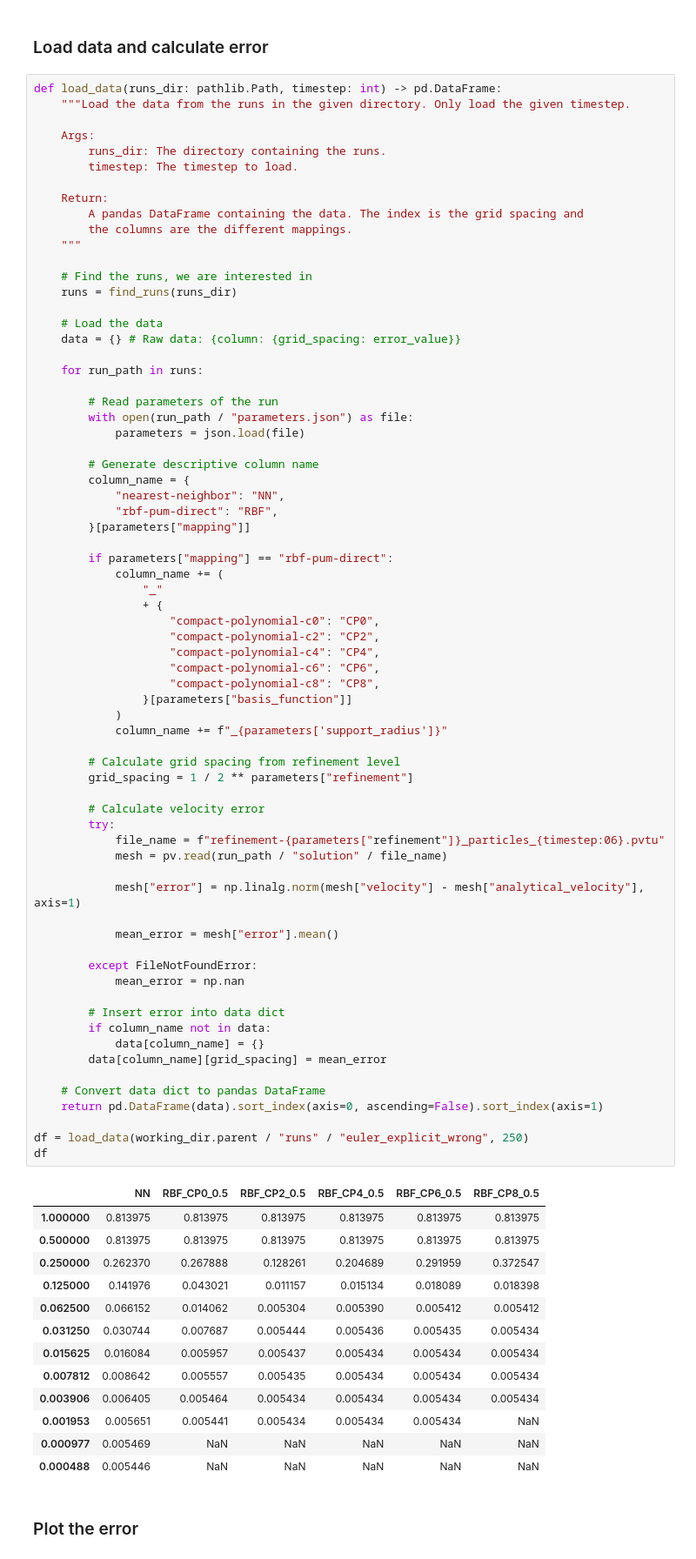
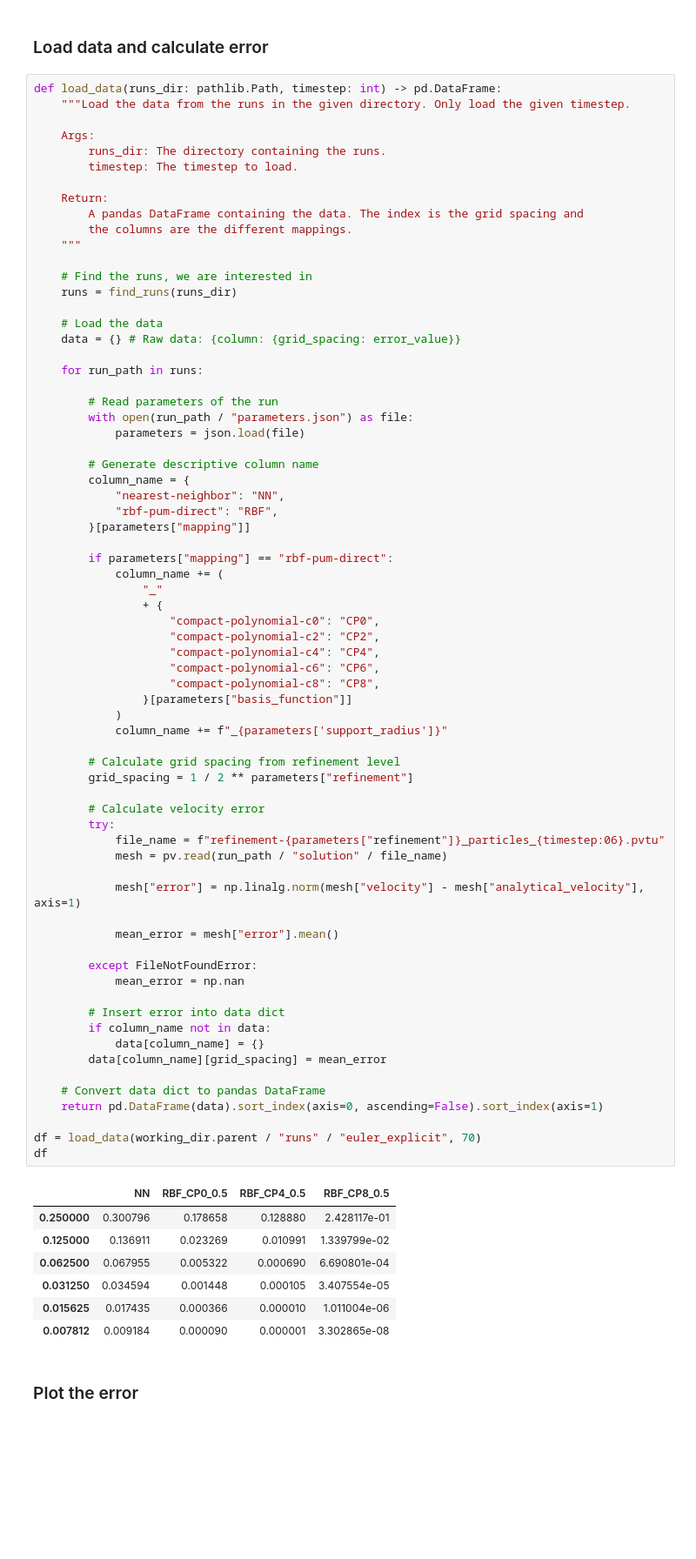
Before and after one commit to r-walloner/Flexible-mesh-particle-coupling-with-preCICE, a Jupyter notebook: deal.II-example-step-68-with-preCICE/postprocressing/mapping_error_over_grid_spacing.ipynb, the cells around one changed output. Shown at 87% size. Saved outputs shown, nothing was run; the diff lists cells and outputs as text; blank space fills up the shorter version.

```diff
--- a/deal.II-example-step-68-with-preCICE/postprocressing/mapping_error_over_grid_spacing.ipynb
+++ b/deal.II-example-step-68-with-preCICE/postprocressing/mapping_error_over_grid_spacing.ipynb
@@ -56,47 +56,41 @@ def load_data(runs_dir: pathlib.Path, timestep: int) -> pd.DataFrame:
                     "compact-polynomial-c8": "CP8",
                 }[parameters["basis_function"]]
             )
             column_name += f"_{parameters['support_radius']}"
 
         # Calculate grid spacing from refinement level
         grid_spacing = 1 / 2 ** parameters["refinement"]
 
         # Calculate velocity error
         try:
             file_name = f"refinement-{parameters["refinement"]}_particles_{timestep:06}.pvtu"
             mesh = pv.read(run_path / "solution" / file_name)
 
             mesh["error"] = np.linalg.norm(mesh["velocity"] - mesh["analytical_velocity"], axis=1)
 
             mean_error = mesh["error"].mean()
 
         except FileNotFoundError:
             mean_error = np.nan
 
         # Insert error into data dict
         if column_name not in data:
             data[column_name] = {}
         data[column_name][grid_spacing] = mean_error
 
     # Convert data dict to pandas DataFrame
     return pd.DataFrame(data).sort_index(axis=0, ascending=False).sort_index(axis=1)
 
-df = load_data(working_dir.parent / "runs" / "euler_explicit_wrong", 250)
+df = load_data(working_dir.parent / "runs" / "euler_explicit", 70)
 df
 # %% [output]
-|  | NN | RBF_CP0_0.5 | RBF_CP2_0.5 | RBF_CP4_0.5 | RBF_CP6_0.5 | RBF_CP8_0.5 |
-| 1.000000 | 0.813975 | 0.813975 | 0.813975 | 0.813975 | 0.813975 | 0.813975 |
-| 0.500000 | 0.813975 | 0.813975 | 0.813975 | 0.813975 | 0.813975 | 0.813975 |
-| 0.250000 | 0.262370 | 0.267888 | 0.128261 | 0.204689 | 0.291959 | 0.372547 |
-| 0.125000 | 0.141976 | 0.043021 | 0.011157 | 0.015134 | 0.018089 | 0.018398 |
-| 0.062500 | 0.066152 | 0.014062 | 0.005304 | 0.005390 | 0.005412 | 0.005412 |
-| 0.031250 | 0.030744 | 0.007687 | 0.005444 | 0.005436 | 0.005435 | 0.005434 |
-| 0.015625 | 0.016084 | 0.005957 | 0.005437 | 0.005434 | 0.005434 | 0.005434 |
-| 0.007812 | 0.008642 | 0.005557 | 0.005435 | 0.005434 | 0.005434 | 0.005434 |
-| 0.003906 | 0.006405 | 0.005464 | 0.005434 | 0.005434 | 0.005434 | 0.005434 |
-| 0.001953 | 0.005651 | 0.005441 | 0.005434 | 0.005434 | 0.005434 | NaN |
-| 0.000977 | 0.005469 | NaN | NaN | NaN | NaN | NaN |
-| 0.000488 | 0.005446 | NaN | NaN | NaN | NaN | NaN |
+|  | NN | RBF_CP0_0.5 | RBF_CP4_0.5 | RBF_CP8_0.5 |
+| 0.250000 | 0.300796 | 0.178658 | 0.128880 | 2.428117e-01 |
+| 0.125000 | 0.136911 | 0.023269 | 0.010991 | 1.339799e-02 |
+| 0.062500 | 0.067955 | 0.005322 | 0.000690 | 6.690801e-04 |
+| 0.031250 | 0.034594 | 0.001448 | 0.000105 | 3.407554e-05 |
+| 0.015625 | 0.017435 | 0.000366 | 0.000010 | 1.011004e-06 |
+| 0.007812 | 0.009184 | 0.000090 | 0.000001 | 3.302865e-08 |
 # %% [markdown]
 ### Plot the error
 # %%
```
Also changed, not shown: parts of 3 cells of this notebook, 1 other file.
